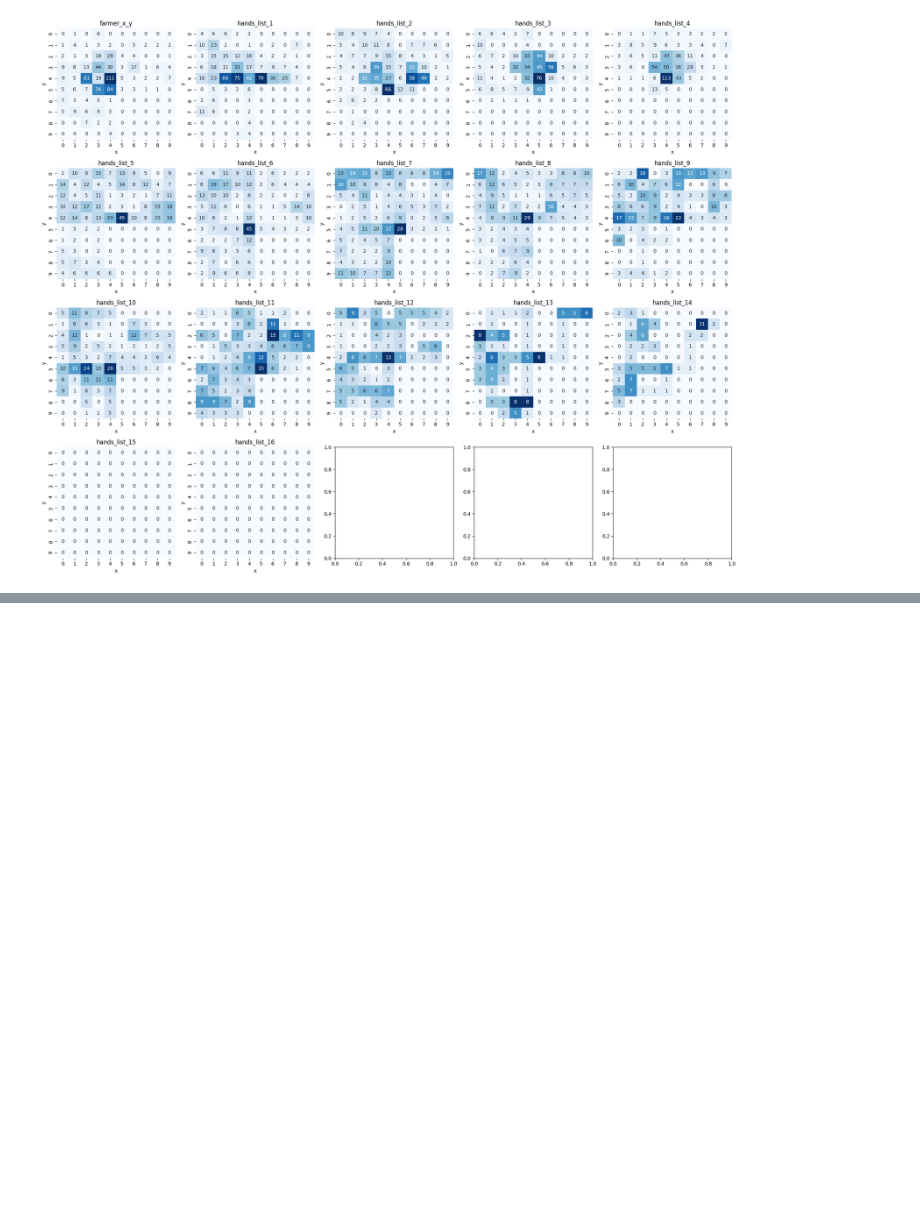
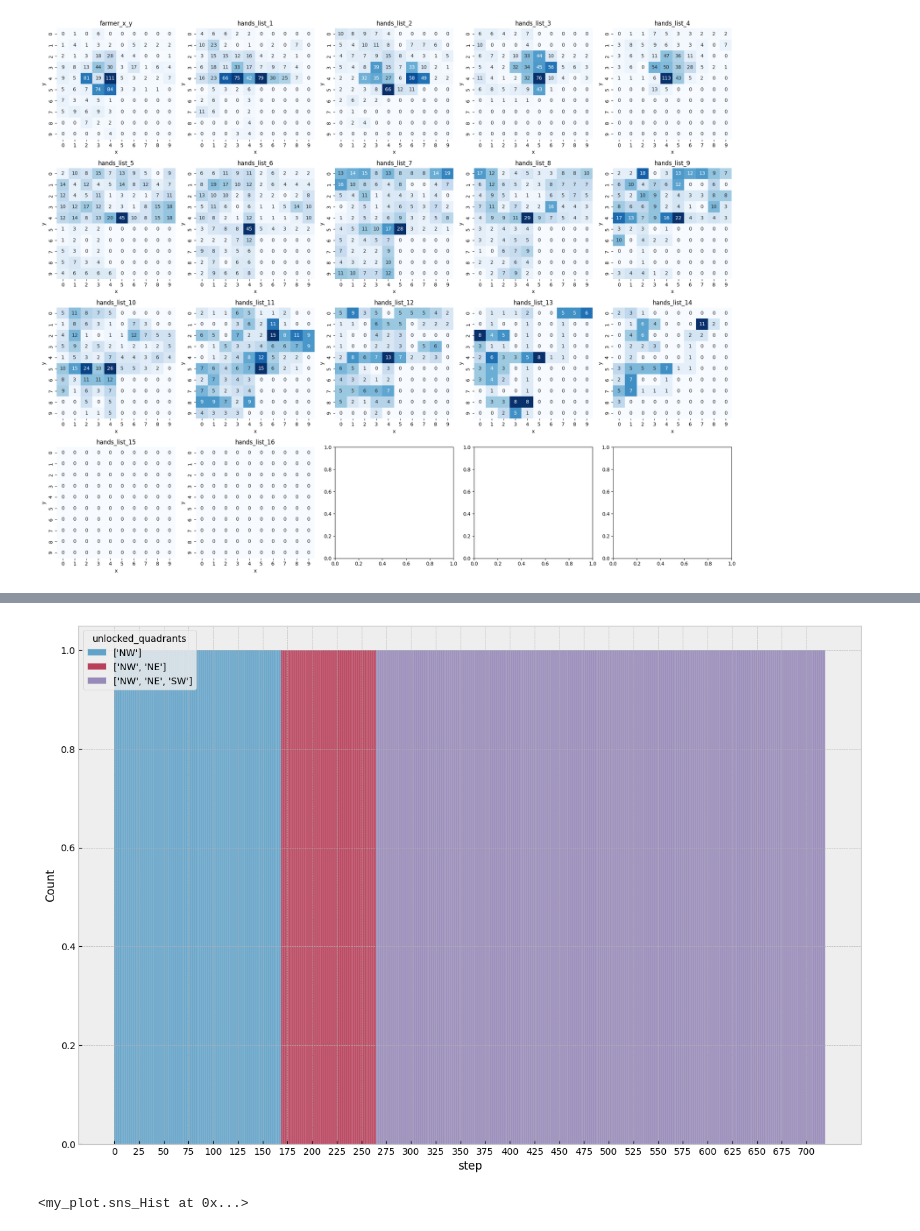
Before and after one commit to kenkenkengo0421/Kaggriculture, a Jupyter notebook: Kaggriculture_Movements_in_the_top_xx%/Spatial_Entropy.ipynb, the cells around one changed output, grey strips where cells are left out. Saved outputs shown, nothing was run; the diff lists cells and outputs as text; code cells hidden in the pictures; blank space fills up the shorter version.

```diff
--- a/Kaggriculture_Movements_in_the_top_xx%/Spatial_Entropy.ipynb
+++ b/Kaggriculture_Movements_in_the_top_xx%/Spatial_Entropy.ipynb
@@ -180,0 +289,7 @@ print("初心者の最終所持金:", df_be["money"].iloc[-1])
+# %%
+df_st_unlock = df_st[["step", "unlocked_quadrants"]].copy()
+df_st_unlock["unlocked_quadrants"] = df_st_unlock["unlocked_quadrants"].astype(str)
+sns_Hist(data=df_st_unlock, x="step", hue="unlocked_quadrants", figsize=(15,10), step=25, bins=720)
+# %% [output]
+[figure, added]
+<my_plot.sns_Hist at 0x...>
```
Also changed, not shown: parts of 18 cells of this notebook, 1 other file.
